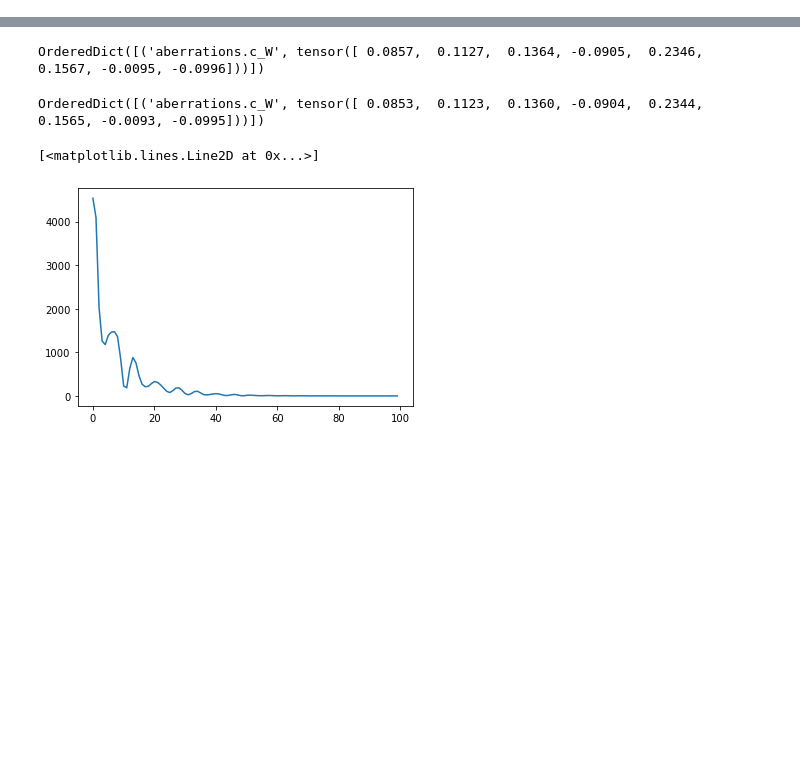
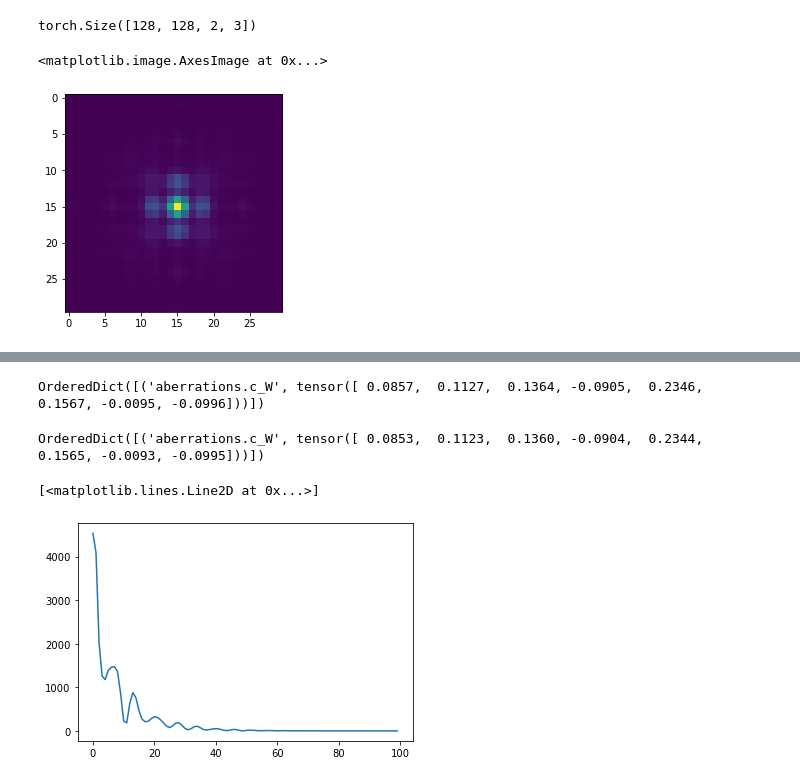
Before and after one commit to rodguti90/pyPSFstack, a Jupyter notebook: pytorch_tests.ipynb, the cells around one changed output, grey strips where cells are left out. Drawn from its saved outputs; the diff is of its cells as text; code cells hidden in the pictures; blank space fills up the shorter version.

```diff
--- a/pytorch_tests.ipynb
+++ b/pytorch_tests.ipynb
@@ -23,3 +70,19 @@ model_retrieve = ScalarPSF(jmax=10).to(device)
+# %%
+
+test_psf = fft.fftshift(
+            fft.fft2(fft.ifftshift(model_measured2.source.green,dim=(0,1)),
+                     dim=(0,1),
+                     s=(128,128)),
+            dim=(0,1))
+# %%
+test_psf.shape
+# %% [output]
+torch.Size([128, 128, 2, 3])
+# %%
+plt.imshow(crop_center(torch.sum(torch.abs(test_psf)**2,dim=(-2,-1)),30))
+# %% [output]
+<matplotlib.image.AxesImage at 0x...>
+[figure, added]
 # %%
 with torch.no_grad():
     model_measured.eval()
```
Also changed, not shown: parts of 13 cells of this notebook, 6 other files.
